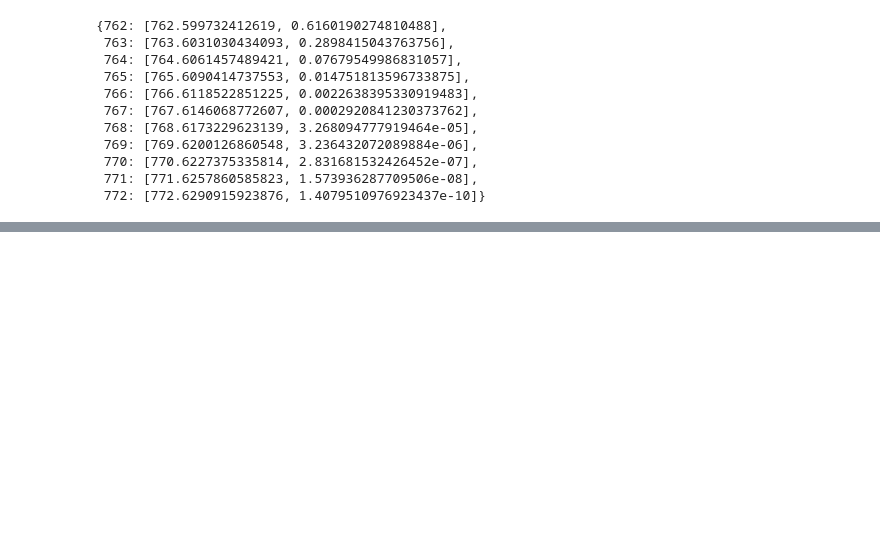
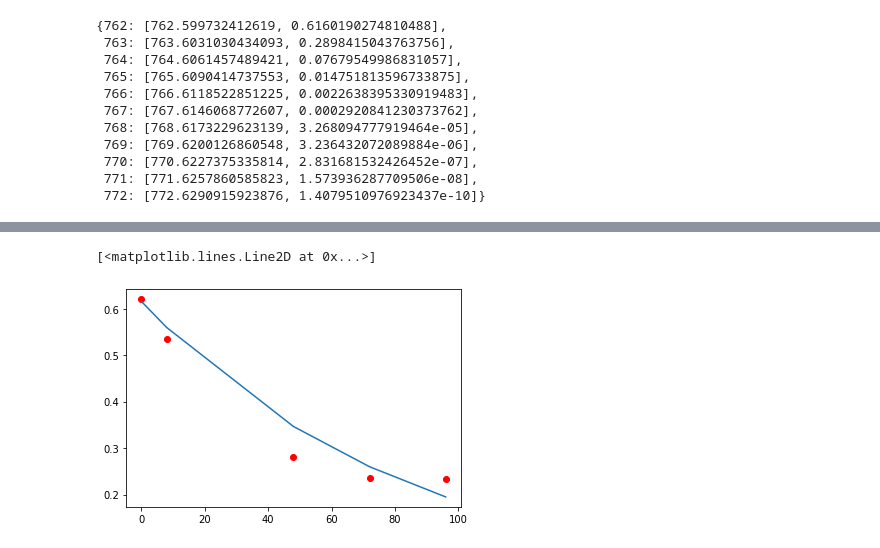
Before and after one commit to sdrogers/lipid_prototype, a Jupyter notebook: notebooks/phospha.ipynb, the cells around one changed output, grey strips where cells are left out. Saved outputs shown, nothing was run; the diff lists cells and outputs as text; code cells hidden in the pictures; blank space fills up the shorter version.

```diff
--- a/notebooks/phospha.ipynb
+++ b/notebooks/phospha.ipynb
@@ -234,0 +259,6 @@ Formula(heavy_p).spectrum()
+# %%
+plt.plot(tv,xv,'ro')
+plt.plot(tv,C*np.exp(-1.*k*tv))
+# %% [output]
+[<matplotlib.lines.Line2D at 0x...>]
+[figure, added]
```
Also changed, not shown: parts of 3 cells of this notebook.
